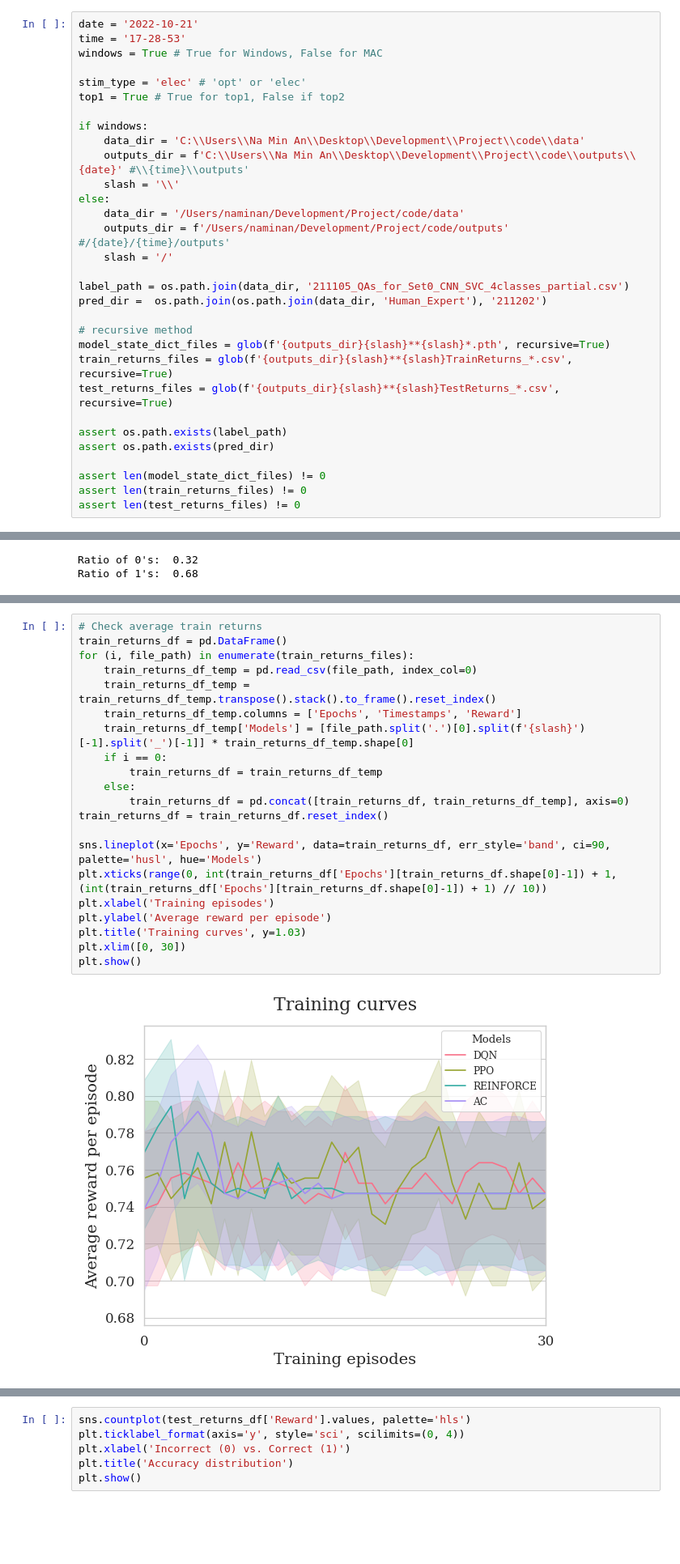
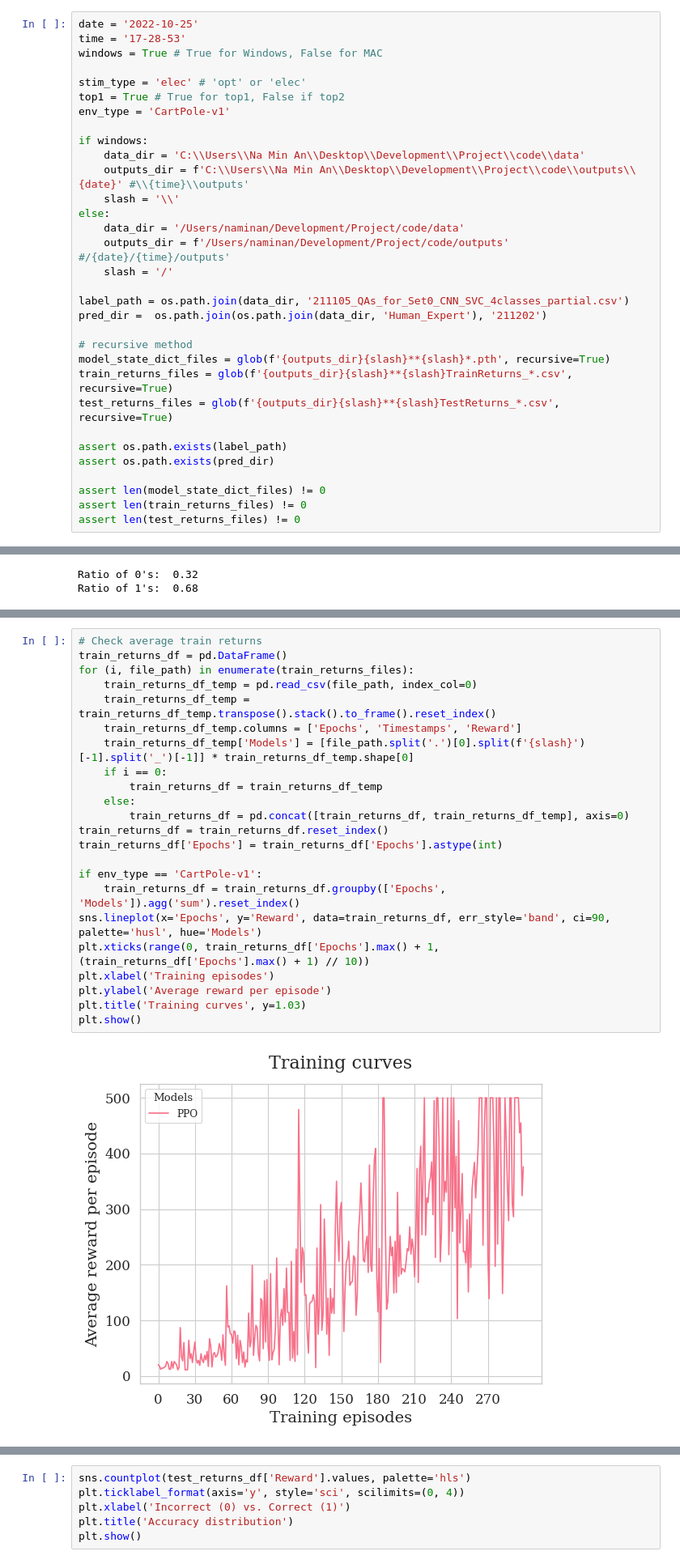
Before and after one commit to namin-an/BionicEye, a Jupyter notebook: Notebooks/Visualization.ipynb, the cells around one changed output, grey strips where cells are left out. Shown at 81% size. Saved outputs shown, nothing was run; the diff lists cells and outputs as text; blank space fills up the shorter version.

```diff
--- a/Notebooks/Visualization.ipynb
+++ b/Notebooks/Visualization.ipynb
@@ -32,12 +32,13 @@ Today is Happy Monday, 24, 10, 2022.
 # %% [markdown]
 ### Button
 # %%
-date = '2022-10-21'
+date = '2022-10-25'
 time = '17-28-53'
 windows = True # True for Windows, False for MAC
 
 stim_type = 'elec' # 'opt' or 'elec'
 top1 = True # True for top1, False if top2
+env_type = 'CartPole-v1'
 
 if windows:
     data_dir = 'C:\\Users\\Na Min An\\Desktop\\Development\\Project\\code\\data'
@@ -397,26 +413,28 @@ plt.show()
 # %%
 # Check average train returns
 train_returns_df = pd.DataFrame()
 for (i, file_path) in enumerate(train_returns_files):
     train_returns_df_temp = pd.read_csv(file_path, index_col=0)
     train_returns_df_temp = train_returns_df_temp.transpose().stack().to_frame().reset_index()
     train_returns_df_temp.columns = ['Epochs', 'Timestamps', 'Reward']
     train_returns_df_temp['Models'] = [file_path.split('.')[0].split(f'{slash}')[-1].split('_')[-1]] * train_returns_df_temp.shape[0]
     if i == 0:
         train_returns_df = train_returns_df_temp
     else:
         train_returns_df = pd.concat([train_returns_df, train_returns_df_temp], axis=0)
 train_returns_df = train_returns_df.reset_index()
+train_returns_df['Epochs'] = train_returns_df['Epochs'].astype(int)
 
+if env_type == 'CartPole-v1':
+    train_returns_df = train_returns_df.groupby(['Epochs', 'Models']).agg('sum').reset_index()
 sns.lineplot(x='Epochs', y='Reward', data=train_returns_df, err_style='band', ci=90, palette='husl', hue='Models')
-plt.xticks(range(0, int(train_returns_df['Epochs'][train_returns_df.shape[0]-1]) + 1, (int(train_returns_df['Epochs'][train_returns_df.shape[0]-1]) + 1) // 10))
+plt.xticks(range(0, train_returns_df['Epochs'].max() + 1, (train_returns_df['Epochs'].max() + 1) // 10))
 plt.xlabel('Training episodes')
 plt.ylabel('Average reward per episode')
 plt.title('Training curves', y=1.03)
-plt.xlim([0, 30])
 plt.show()
 # %% [output]
-[figure, old version]
+[figure, new version]
 # %%
 # Check average test returns
 test_returns_df = pd.DataFrame()
```
Also changed, not shown: parts of 3 cells of this notebook.
